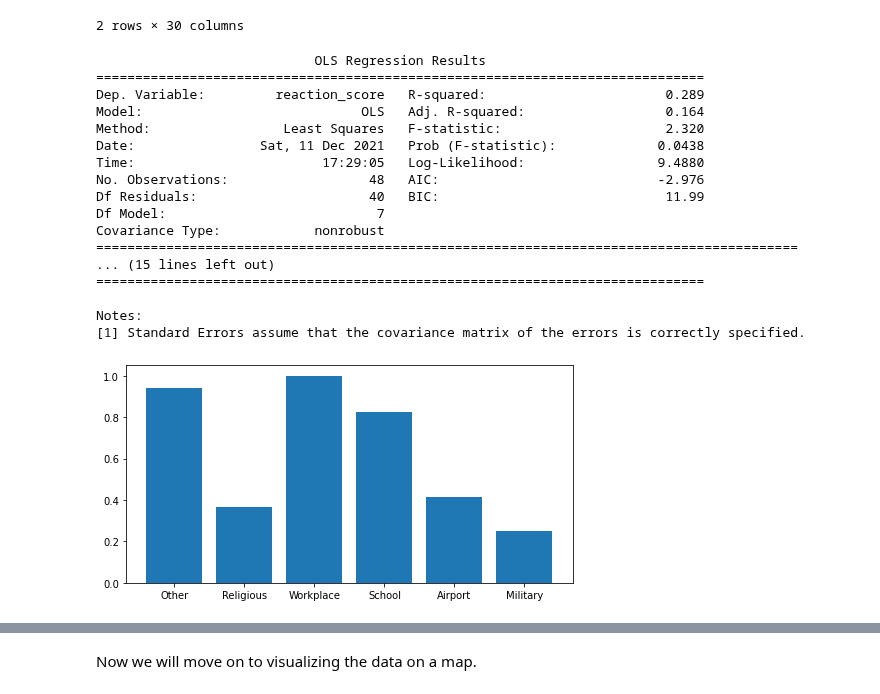
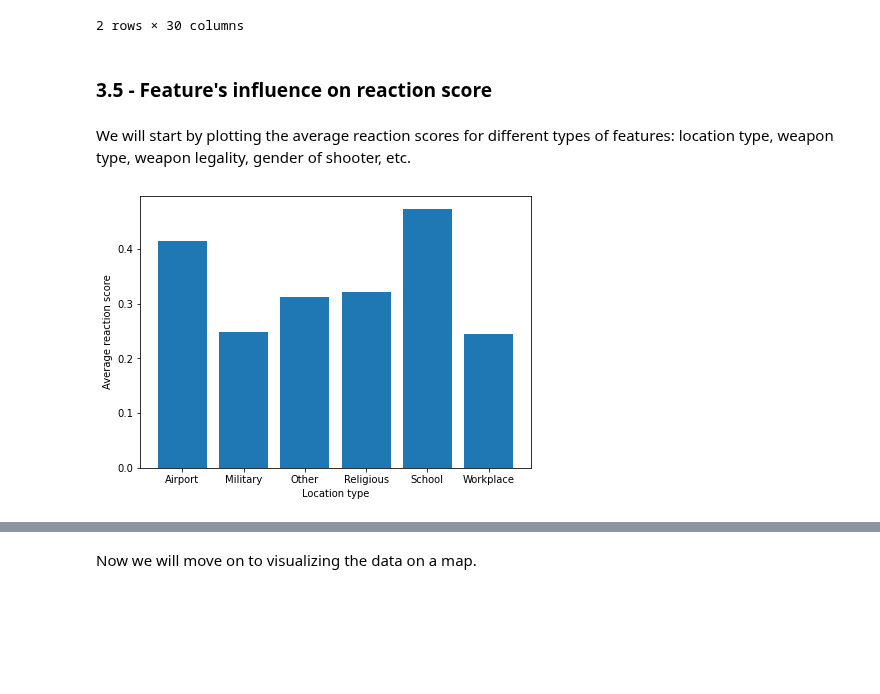
Before and after one commit to epfl-ada/ada-2021-project-clezemath, a Jupyter notebook: milestone3.ipynb, the cells around one changed output, grey strips where cells are left out. Cells and saved outputs as stored; diff of their text form; code cells hidden in the pictures; blank space fills up the shorter version.

```diff
--- a/milestone3.ipynb
+++ b/milestone3.ipynb
@@ -497,40 +497,25 @@ data2.head(n=2)
 | 0 | Las Vegas Strip massacre | Las Vegas, Nevada | 2017-10-01 | Stephen Craig Paddock, 64, fired ... | 58 | 546 | 604 | Other | 64.0 | ... |
 | 1 | Orlando nightclub massacre | Orlando, Florida | 2016-06-12 | Omar Mateen, 29, attacked the Pul... | 49 | 53 | 102 | Other | 29.0 | ... |
 2 rows × 30 columns
-# %%
-# Declares the model
-mod = smf.ols(formula='reaction_score ~ fatalities + location1', data=data2)
-
-# Fits the model (find the optimal coefficients, adding a random seed ensures consistency)
-np.random.seed(2)
-res = mod.fit()
-
-print(res.summary())
-# %% [output]
-                            OLS Regression Results
-==============================================================================
-Dep. Variable:         reaction_score   R-squared:                       0.289
-Model:                            OLS   Adj. R-squared:                  0.164
-Method:                 Least Squares   F-statistic:                     2.320
-Date:                Sat, 11 Dec 2021   Prob (F-statistic):             0.0438
-Time:                        17:29:05   Log-Likelihood:                 9.4880
-No. Observations:                  48   AIC:                            -2.976
-Df Residuals:                      40   BIC:                             11.99
-Df Model:                           7
-Covariance Type:            nonrobust
-==========================================================================================
-... (15 lines left out)
-==============================================================================
-
-Notes:
-[1] Standard Errors assume that the covariance matrix of the errors is correctly specified.
+# %% [markdown]
+### 3.5 - Feature's influence on reaction score
+# %% [markdown]
+We will start by plotting the average reaction scores for different types of features: location type, weapon type, weapon legality, gender of shooter, etc.
 # %%
 # Some of the locations were written as '\nWorkplace', we replace with 'Workplace'
 data2.location1.replace('\nWorkplace', 'Workplace', inplace=True)
 
+# Group all rows per location, and average the values of columns doing so
+data_by = data2.groupby(['location1']).mean()
+data_by = data_by_location.reset_index()
+
 # Plot the reaction score average for each location type
-fig = plt.subplots(figsize=(8,4))
-plt.bar(data2.location1, data2.reaction_score)
+fig = plt.subplots(figsize=(7,5))
+
+# Plot the average reaction score for each location type
+plt.bar(data_by.location1, data_by.reaction_score)
+plt.xlabel('Location type')
+plt.ylabel('Average reaction score')
 plt.show()
 # %% [output]
-[figure, old version]
+[figure, new version]
```
Also changed, not shown: parts of 13 cells of this notebook, 1 other file.
